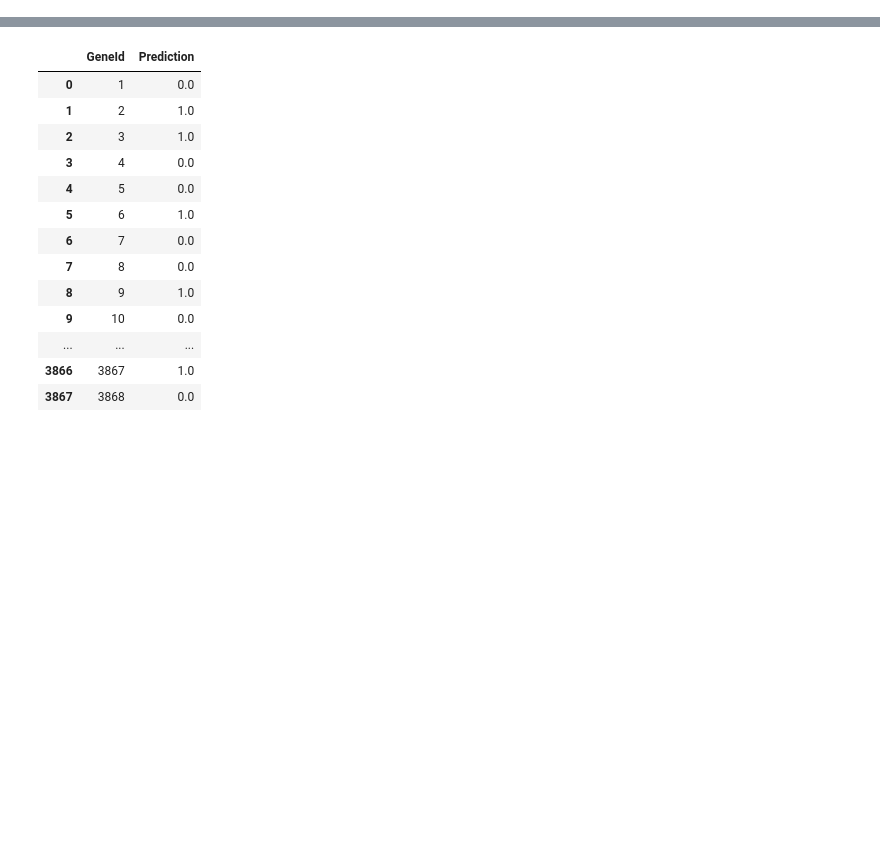
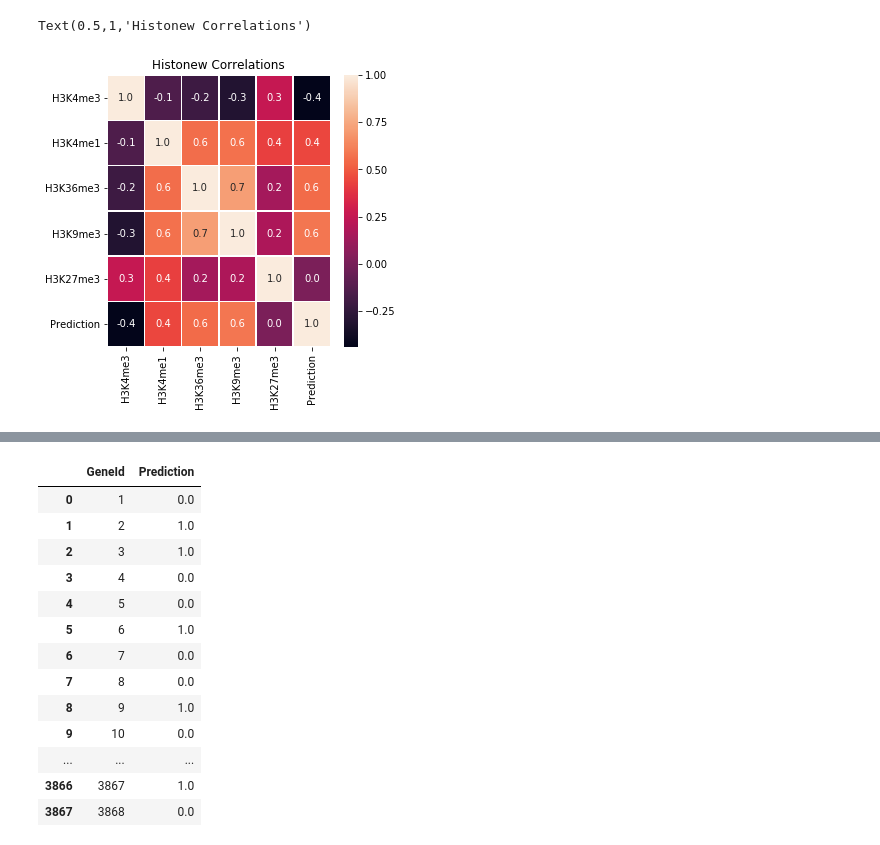
Before and after one commit to codemogroup/gene-prediction, a Jupyter notebook: Gene_Expression_Prediction.ipynb, the cells around one changed output, grey strips where cells are left out. Drawn from its saved outputs; the diff is of its cells as text; code cells hidden in the pictures; blank space fills up the shorter version.

```diff
--- a/Gene_Expression_Prediction.ipynb
+++ b/Gene_Expression_Prediction.ipynb
@@ -14,3 +19,13 @@ file_name_y= "train/y_train.csv"
 data_y = pd.read_csv(file_name_y)
 data_y = data_y['Prediction']
 #data_y
+# %%
+all_data = pd.concat([data_x , data_y], axis=1)
+#all_data
+# %%
+f,ax = plt.subplots(figsize=(5, 5))
+sns.heatmap(all_data.corr(), annot=True, linewidths=.5, fmt= '.1f',ax=ax)
+plt.title('Histonew Correlations')
+# %% [output]
+Text(0.5,1,'Histonew Correlations')
+[figure, added]
```
Also changed, not shown: parts of 11 cells of this notebook, 2 other files.
